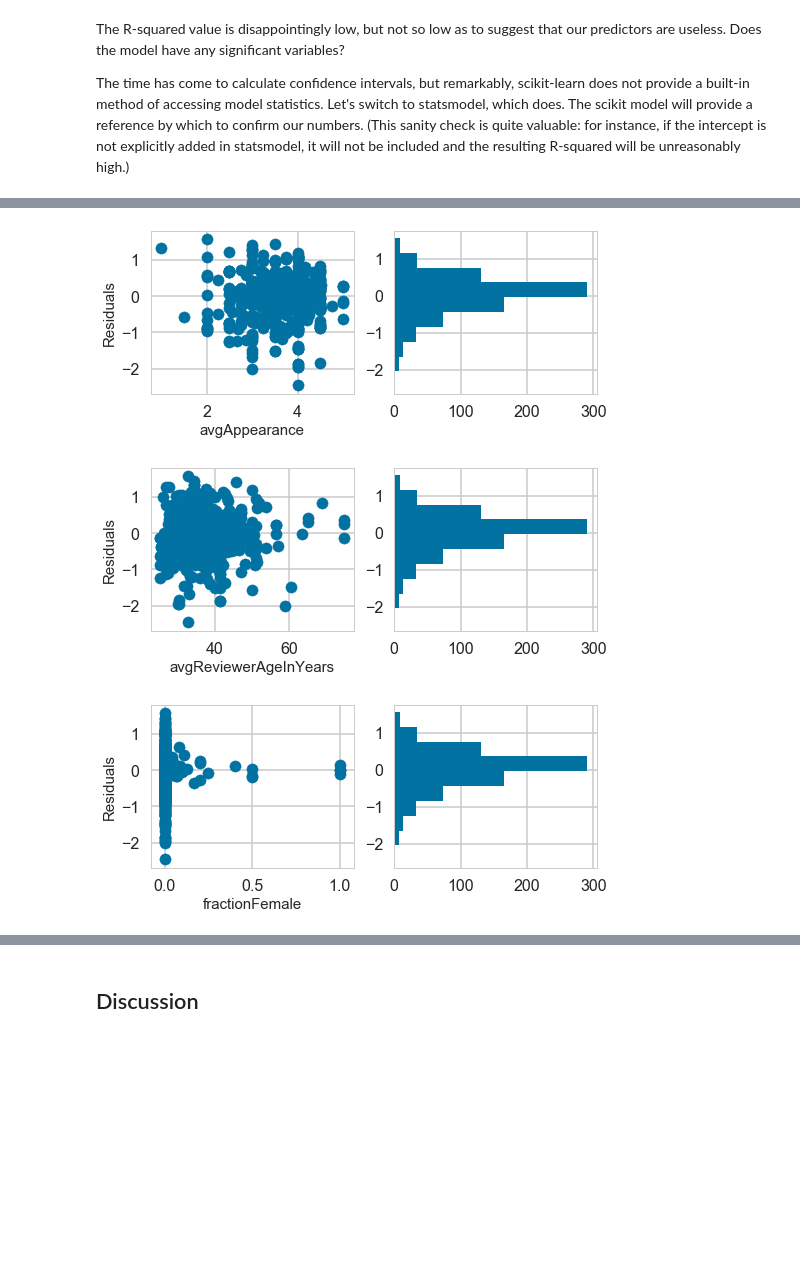
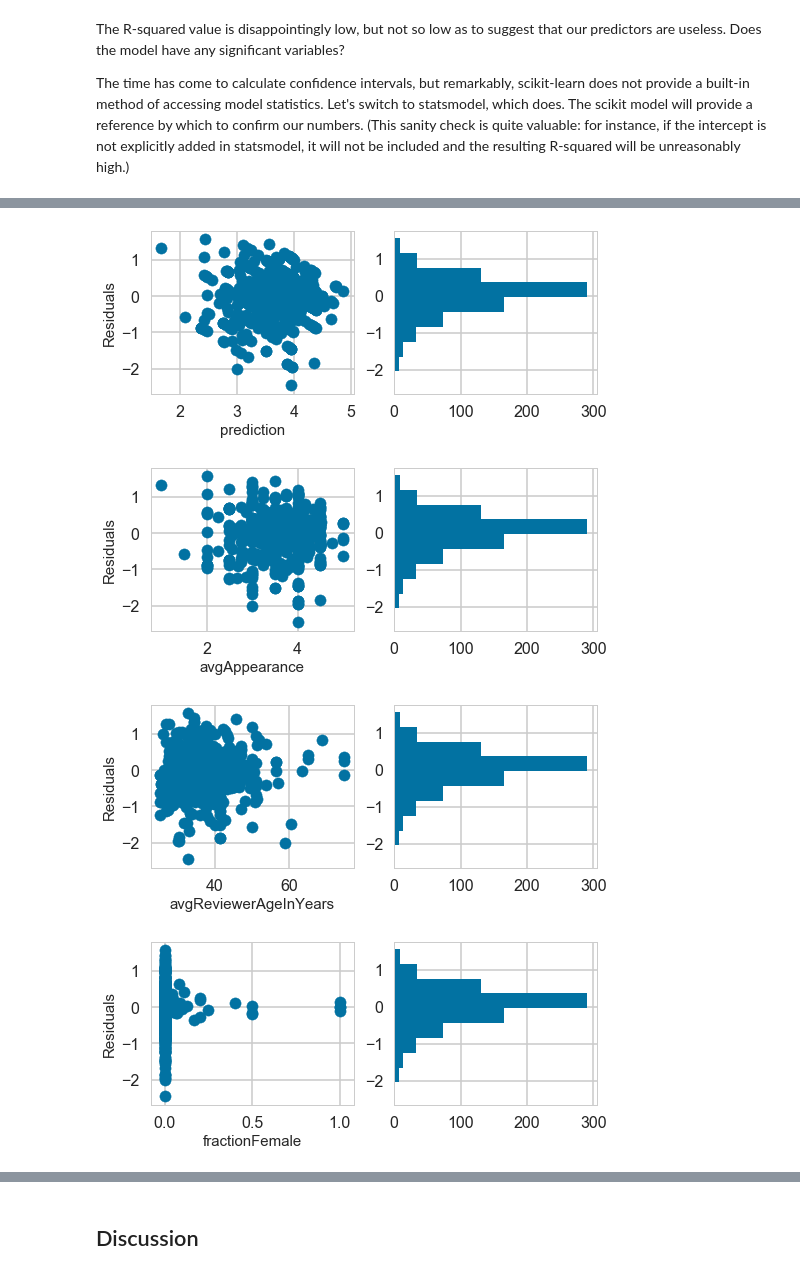
Before and after one commit to katiegrosch/beer-data-analysis, a Jupyter notebook: BeerRatingsAnalysis.ipynb, the cells around one changed output, grey strips where cells are left out. Saved outputs shown, nothing was run; the diff lists cells and outputs as text; code cells hidden in the pictures; blank space fills up the shorter version.

```diff
--- a/BeerRatingsAnalysis.ipynb
+++ b/BeerRatingsAnalysis.ipynb
@@ -314,0 +315,6 @@ Looking back, does the error in our data fit the Gaussian assumptions of a norma
+# %%
+for c in ['avgAppearance', 'avgReviewerAgeInYears', 'fractionFemale']:
+    col = ratings_final[c]
+    vals = [min(col), np.mean(col), max(col)]
+    print('Min, mean, max effect sizes for %s:' % c)
+    print('%f, %f, %f\n' % tuple(reg_final.params[c] * x for x in vals))
@@ -315,16 +334,25 @@ Looking back, does the error in our data fit the Gaussian assumptions of a norma
 # %%
-for column in ['avgAppearance', 'avgReviewerAgeInYears', 'fractionFemale']:
+columns = [y_pred_final]
+columns.extend(ratings_final[c] for c in ['avgAppearance',
+                                          'avgReviewerAgeInYears',
+                                          'fractionFemale'])
+
+for i, name in enumerate(['prediction',
+                          'avgAppearance',
+                          'avgReviewerAgeInYears',
+                          'fractionFemale']):
     plt.figure(figsize=(8, 3))
     plt.subplot(1, 2, 1)
-    plt.scatter(ratings_final[column], Y - y_pred_final)
+    plt.scatter(columns[i], Y - y_pred_final)
     plt.ylabel('Residuals', size=15)
-    plt.xlabel(column, size=15)
+    plt.xlabel(name, size=15)
     plt.subplot(1, 2, 2)
     plt.hist(Y - y_pred_final, 10, orientation='horizontal')
 # %% [output]
-[figure, old version]
+[figure, new version]
-[figure, old version]
+[figure, new version]
-[figure, old version]
+[figure, new version]
+[figure, added]
 # %% [markdown]
 The distribution of the data is not ideal, as we would much prefer to see an even spread of values along the x-axis. However, there is no clear evidence of heteroscedasticity, nonlinear patterns, or serious outliers.
 
```
Also changed, not shown: parts of 15 cells of this notebook.
